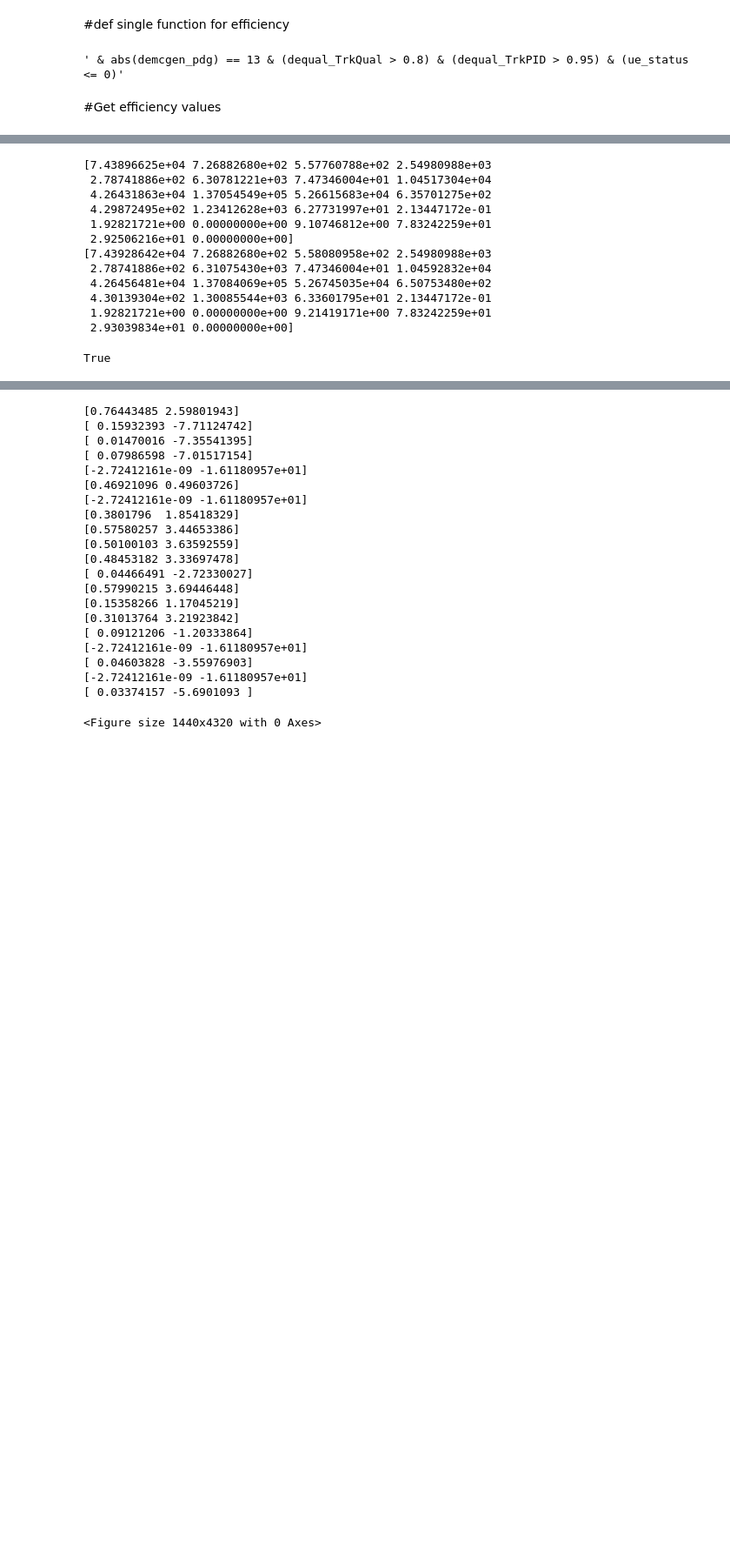
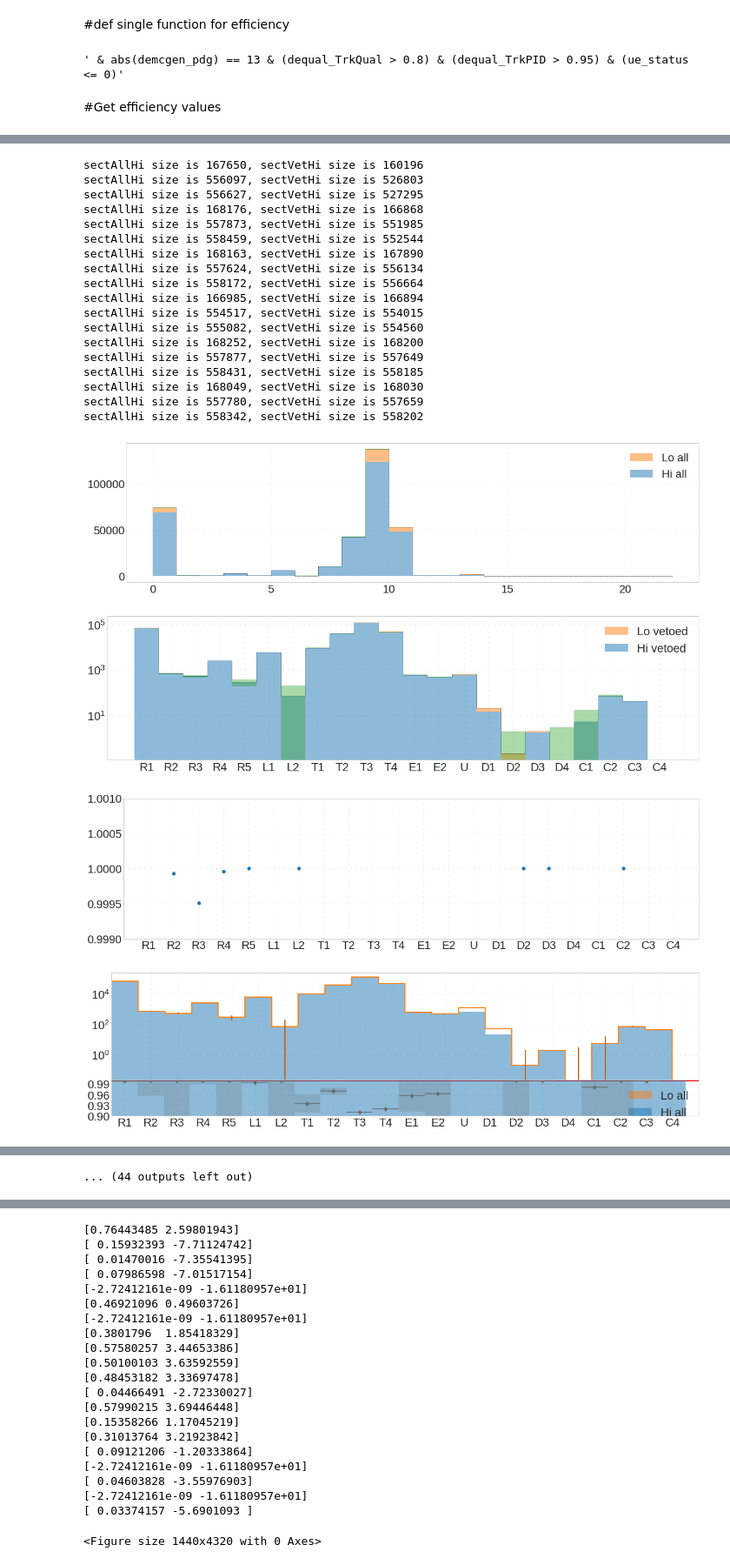
Before and after one commit to aamirkhanov/mu2e_crv, a Jupyter notebook: AnaCRV_INP_v1_4.ipynb, the cells around one changed output, grey strips where cells are left out. Shown at 87% size. Cells and saved outputs as stored; diff of their text form; code cells hidden in the pictures; blank space fills up the shorter version.

```diff
--- a/AnaCRV_INP_v1_4.ipynb
+++ b/AnaCRV_INP_v1_4.ipynb
@@ -461,7 +461,7 @@ notVetoedEvents
 sectorNames = ["R1","R2","R3","R4","R5","L1","L2","T1","T2","T3","T4","E1","E2","U","D1","D2","D3","D4","C1","C2","C3","C4"]
 sectorType = ["R","L","T","E","U","D","C1","C2","C3"]
 
-def get_efficiency(lyield_val):
+def get_efficiency(lyield_val, cut):
 
   df_ = df.query(cut_pid_trkqual_ue)
   df_ = df.query("lyield == %d" % lyield_val)
@@ -482,8 +482,8 @@ def get_efficiency(lyield_val):
   #cut_particles = " & evtinfo__eventid != 38074 & evtinfo__eventid != 248700 & abs(demcgen_pdg == 13) & dequal_TrkQual > 0.8 & (dequal_TrkPID > 0.95) & (ue_status <= 0)"
   #cut_particles = " & abs(_pdgId) == 13 & (dequal_TrkQual > 0.8) & (dequal_TrkPID > 0.95) & (ue_status <= 0)"
   #cut_particles = " & abs(demcgen_pdg) == 13 & (dequal_TrkQual > 0.8) & (dequal_TrkPID > 0.95) & (ue_status <= 0)"
-  cut_particles = " & abs(demcgen_pdg) == 13 & %s" % cut_pid_trkqual_ue
-
+  #cut_particles = " & abs(demcgen_pdg) == 13 & %s" % cut_pid_trkqual_ue
+  cut_particles = cut
   #cut_by_coordinate = " "
   cut_by_coordinate = " & ((_y > -1910 & _crvSectorType == 1) | (_z > 2830 & _crvSectorType == 2) | (_x < 470 & _z > -2230 & _crvSectorType == 4) | (_x < -100 & _crvSectorType == 5) | _crvSectorType == 3 | _crvSectorType > 5)"
 
@@ -524,11 +524,12 @@ def get_efficiency(lyield_val):
   ratio_plot = skh_plt.ratio_plot(dict(x=np.concatenate((sectVetLo, sectVetHi)), weights=np.concatenate((weigVetLo, weigVetHi)), errorbars=False, label='Vetoed'),
                     dict(x=np.concatenate((sectAllLo,sectAllHi)), weights=np.concatenate((weigAllLo, weigAllHi)), errorbars=True, histtype='step', log=True, label='All'),
                     bins=np.linspace(0,22,23), ratio_range=(0.9, 1.001));
-  ratio_plot_no_norm = skh_plt.ratio_plot(dict(x=np.concatenate((sectVetLo, sectVetHi)), errorbars=False, label='Vetoed'),
-                    dict(x=np.concatenate((sectAllLo,sectAllHi)), errorbars=True, histtype='step', log=True, label='All'),
-                    bins=np.linspace(0,22,23), ratio_range=(0.9, 1.001));
+  #ratio_plot_no_norm = skh_plt.ratio_plot(dict(x=np.concatenate((sectVetLo, sectVetHi)), errorbars=False, label='Vetoed'),
+  #                  dict(x=np.concatenate((sectAllLo,sectAllHi)), errorbars=True, histtype='step', log=True, label='All'),
+  #                  bins=np.linspace(0,22,23), ratio_range=(0.9, 1.001));
 
   plt.xticks(np.linspace(0.5,22.5,23), sectorNames);
-  return ratio_plot, ratio_plot_no_norm
+  #return ratio_plot, ratio_plot_no_norm
+  return ratio_plot
 # %% [markdown]
 #Get efficiency values
@@ -626,20 +536,32 @@ plt.xticks(np.linspace(0.0,22.,23), sectorNames);
-# %%
-print(ratio_vals['15000'][1][0])
-print(ratio_vals['15000'][2][0])
-if eff['15000'][17] == float("nan"):
-  print('yes')
-np.isnan(eff['15000'][17])
-# %% [output]
-[7.43896625e+04 7.26882680e+02 5.57760788e+02 2.54980988e+03
- 2.78741886e+02 6.30781221e+03 7.47346004e+01 1.04517304e+04
- 4.26431863e+04 1.37054549e+05 5.26615683e+04 6.35701275e+02
- 4.29872495e+02 1.23412628e+03 6.27731997e+01 2.13447172e-01
- 1.92821721e+00 0.00000000e+00 9.10746812e+00 7.83242259e+01
- 2.92506216e+01 0.00000000e+00]
-[7.43928642e+04 7.26882680e+02 5.58080958e+02 2.54980988e+03
- 2.78741886e+02 6.31075430e+03 7.47346004e+01 1.04592832e+04
- 4.26456481e+04 1.37084069e+05 5.26745035e+04 6.50753480e+02
- 4.30139304e+02 1.30085544e+03 6.33601795e+01 2.13447172e-01
- 1.92821721e+00 0.00000000e+00 9.21419171e+00 7.83242259e+01
- 2.93039834e+01 0.00000000e+00]
-True
+# %%
+ratio_vals_full_cut = {}
+ratio_vals_pdg_cut = {}
+ratio_vals_no_cut = {}
+
+for ly in range(7000, 17001, 2000):
+  ratio_vals_full_cut['%s' % ly] = get_efficiency(ly, " & abs(demcgen_pdg) == 13 & %s" % cut_pid_trkqual_ue)
+  ratio_vals_pdg_cut['%s' % ly] = get_efficiency(ly, " & abs(demcgen_pdg) == 13")
+  ratio_vals_no_cut['%s' % ly] = get_efficiency(ly, " ")
+# %% [output]
+sectAllHi size is 167650, sectVetHi size is 160196
+sectAllHi size is 556097, sectVetHi size is 526803
+sectAllHi size is 556627, sectVetHi size is 527295
+sectAllHi size is 168176, sectVetHi size is 166868
+sectAllHi size is 557873, sectVetHi size is 551985
+sectAllHi size is 558459, sectVetHi size is 552544
+sectAllHi size is 168163, sectVetHi size is 167890
+sectAllHi size is 557624, sectVetHi size is 556134
+sectAllHi size is 558172, sectVetHi size is 556664
+sectAllHi size is 166985, sectVetHi size is 166894
+sectAllHi size is 554517, sectVetHi size is 554015
+sectAllHi size is 555082, sectVetHi size is 554560
+sectAllHi size is 168252, sectVetHi size is 168200
+sectAllHi size is 557877, sectVetHi size is 557649
+sectAllHi size is 558431, sectVetHi size is 558185
+sectAllHi size is 168049, sectVetHi size is 168030
+sectAllHi size is 557780, sectVetHi size is 557659
+sectAllHi size is 558342, sectVetHi size is 558202
+[figure, added]
+[figure, added]
+[figure, added]
+[figure, added]
@@ -645,0 +575 @@ True
+... (44 outputs left out)
```
Also changed, not shown: parts of 9 cells of this notebook.
